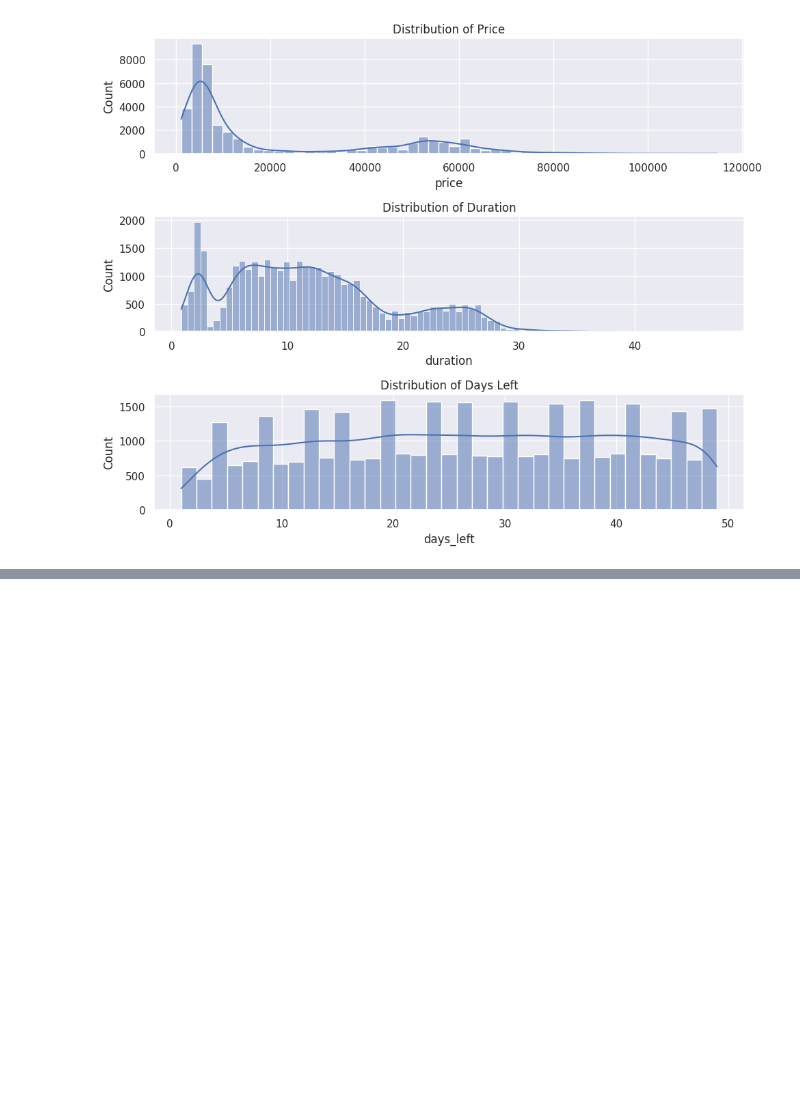
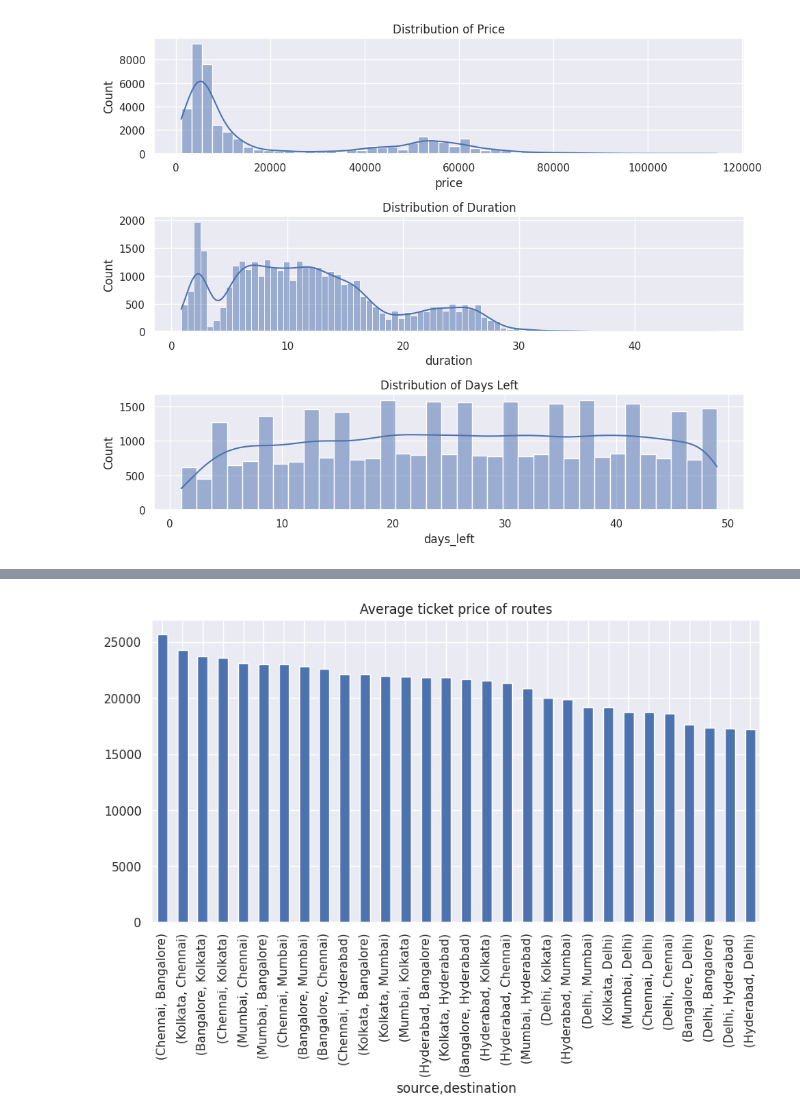
Before and after one commit to satyaiitm/Flight-Ticket-Price-Prediction-ML, a Jupyter notebook: notebooks/EDA.ipynb, the cells around one changed output, grey strips where cells are left out. Drawn from its saved outputs; the diff is of its cells as text; code cells hidden in the pictures; blank space fills up the shorter version.

```diff
--- a/notebooks/EDA.ipynb
+++ b/notebooks/EDA.ipynb
@@ -156,0 +189,10 @@ plt.show()
+# %%
+
+plt.figure(figsize=(10, 5))
+
+# 1: Price
+df.groupby(['source','destination'])['price'].mean().sort_values(ascending=False).plot(kind='bar')
+plt.title("Average ticket price of routes")
+plt.show()
+# %% [output]
+[figure, added]
```
Also changed, not shown: parts of 5 cells of this notebook, 9 other files.
